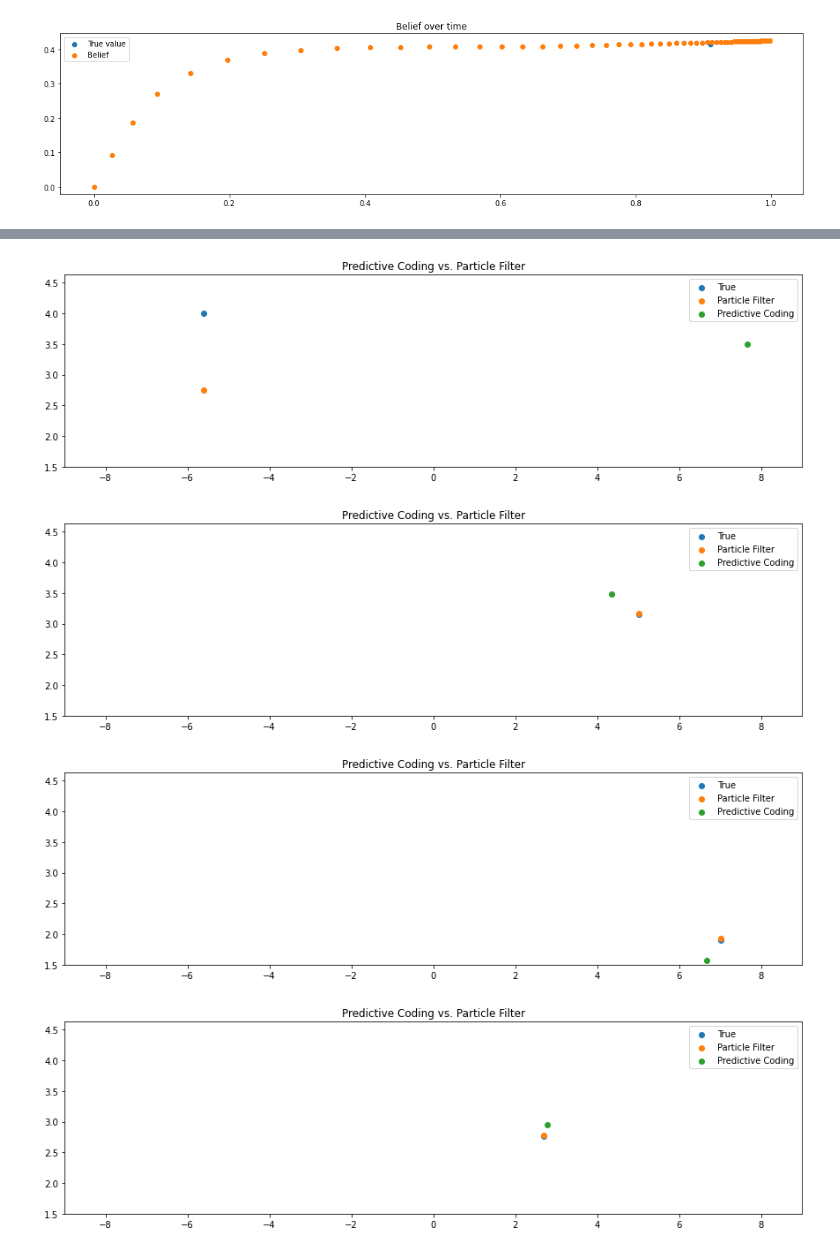
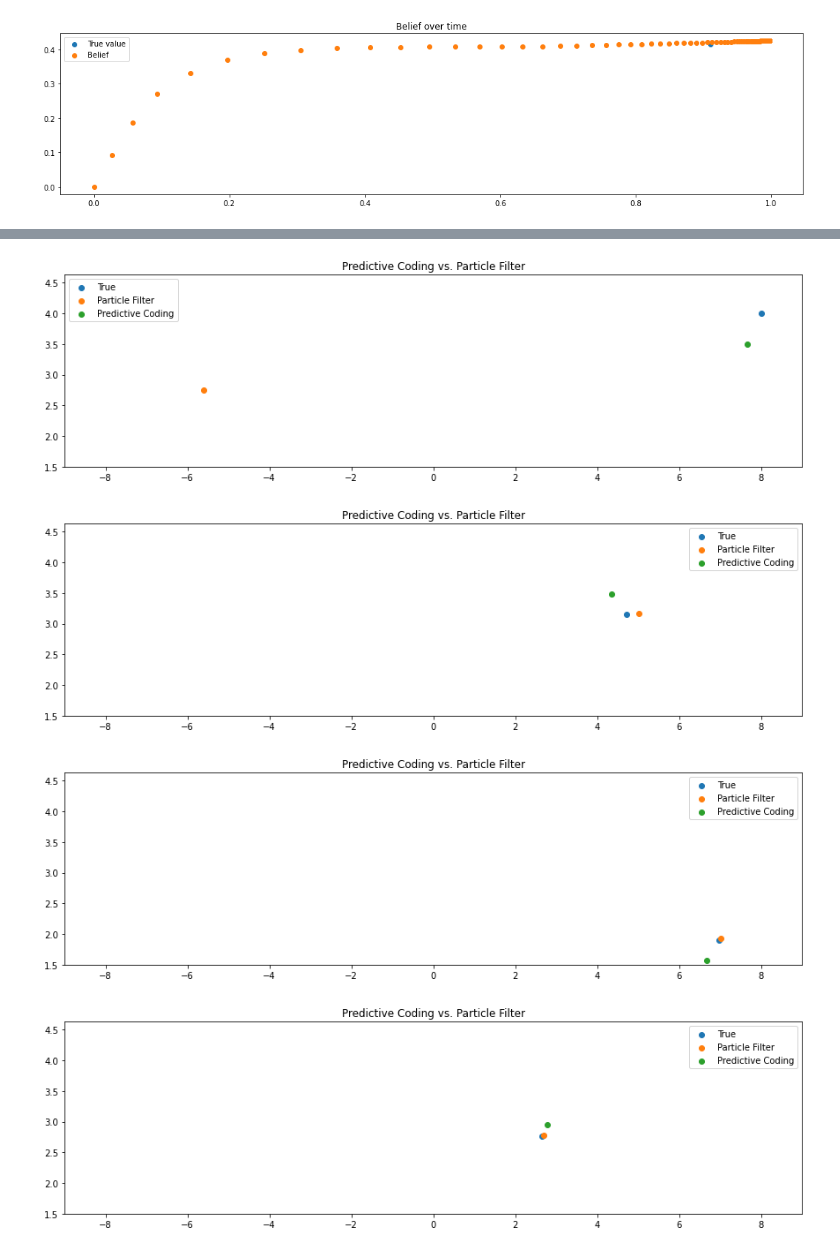
Before and after one commit to daniel-burghardt/predictive-coding-slam, a Jupyter notebook: corridor_two_axis/ANN_&_FEP_model_corridor_two.ipynb, the cells around one changed output, grey strips where cells are left out. Saved outputs shown, nothing was run; the diff lists cells and outputs as text; code cells hidden in the pictures.

Commit message:
error plot

```diff
--- a/corridor_two_axis/ANN_&_FEP_model_corridor_two.ipynb
+++ b/corridor_two_axis/ANN_&_FEP_model_corridor_two.ipynb
@@ -391,7 +391,7 @@ def load_comparative():
 
         true = np.array(list(map(lambda x: [
             x['true']['x'],
-            x['amcl']['y']
+            x['true']['y']
         ], data)))
 
         ranges = np.array(list(map(lambda x: x['laser'], data)))
@@ -417,24 +417,24 @@ plt.xlim([-9, 9])
 # %%
 stat_ranges_normalized = normalize_ranges(stat_ranges)
 stat_model = []
-for i in range(len(stat_ranges_normalized) - 1):
+for i in range(len(stat_ranges_normalized)):
     model_pred = run(torch.tensor([[[0.0, 0.0]]]), torch.tensor([stat_ranges_normalized[i]]), iterations)[-1]
     stat_model.append(model_pred)
 
 stat_model = unnormalize_pos(np.array(stat_model))
 
 for i in range(len(stat_true) - 1):
     fig5, axs5 = plt.subplots()
     fig5.set_figwidth(15)
     axs5.set_title('Predictive Coding vs. Particle Filter')
     axs5.scatter(stat_true[i][1], stat_true[i][0], label='True');
     axs5.scatter(stat_inferred[i][1], stat_inferred[i][0], label='Particle Filter');
     axs5.scatter(stat_model[i][1], stat_model[i][0], label='Predictive Coding');
     axs5.legend()
     plt.ylim([1.5, 4.63])
     plt.xlim([-9, 9])
 # %% [output]
-[figure, old version]
+[figure, new version]
 [figure]
 [figure]
 [figure]
```
Also changed, not shown: parts of 2 cells of this notebook.
